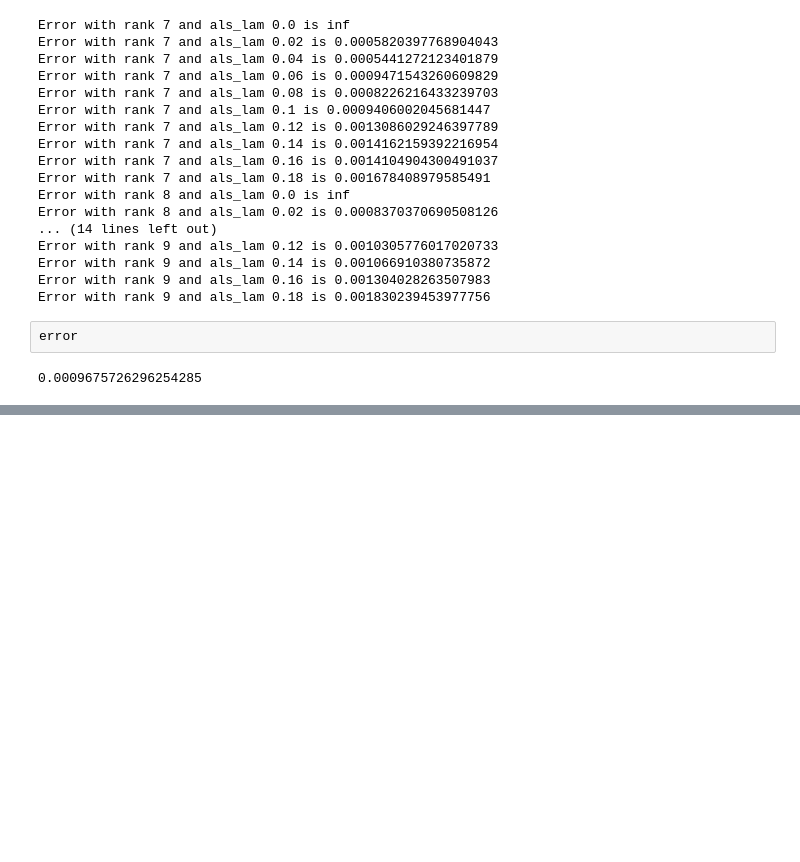
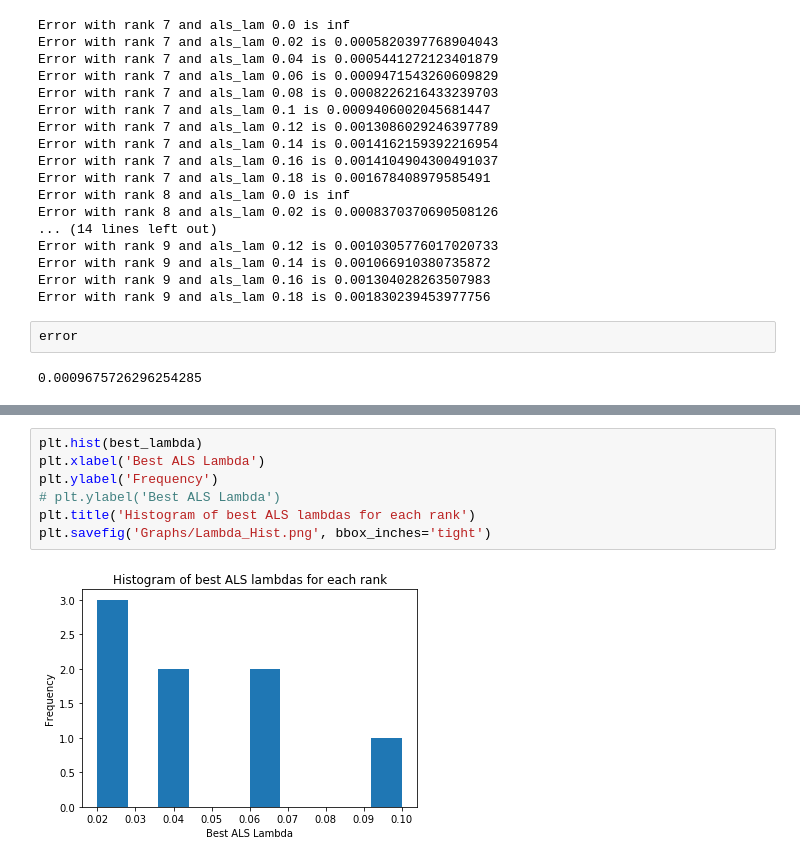
Before and after one commit to abishalom/Matrix-Denoising-18.S096, a Jupyter notebook: Model.ipynb, the cells around one changed output, grey strips where cells are left out. Cells and saved outputs as stored; diff of their text form; blank space fills up the shorter version.

```diff
--- a/Model.ipynb
+++ b/Model.ipynb
@@ -232,0 +234,9 @@ errors[0]
+# %%
+plt.hist(best_lambda)
+plt.xlabel('Best ALS Lambda')
+plt.ylabel('Frequency')
+# plt.ylabel('Best ALS Lambda')
+plt.title('Histogram of best ALS lambdas for each rank')
+plt.savefig('Graphs/Lambda_Hist.png', bbox_inches='tight')
+# %% [output]
+[figure, added]
```
Also changed, not shown: parts of 3 cells of this notebook, 3 other files.
